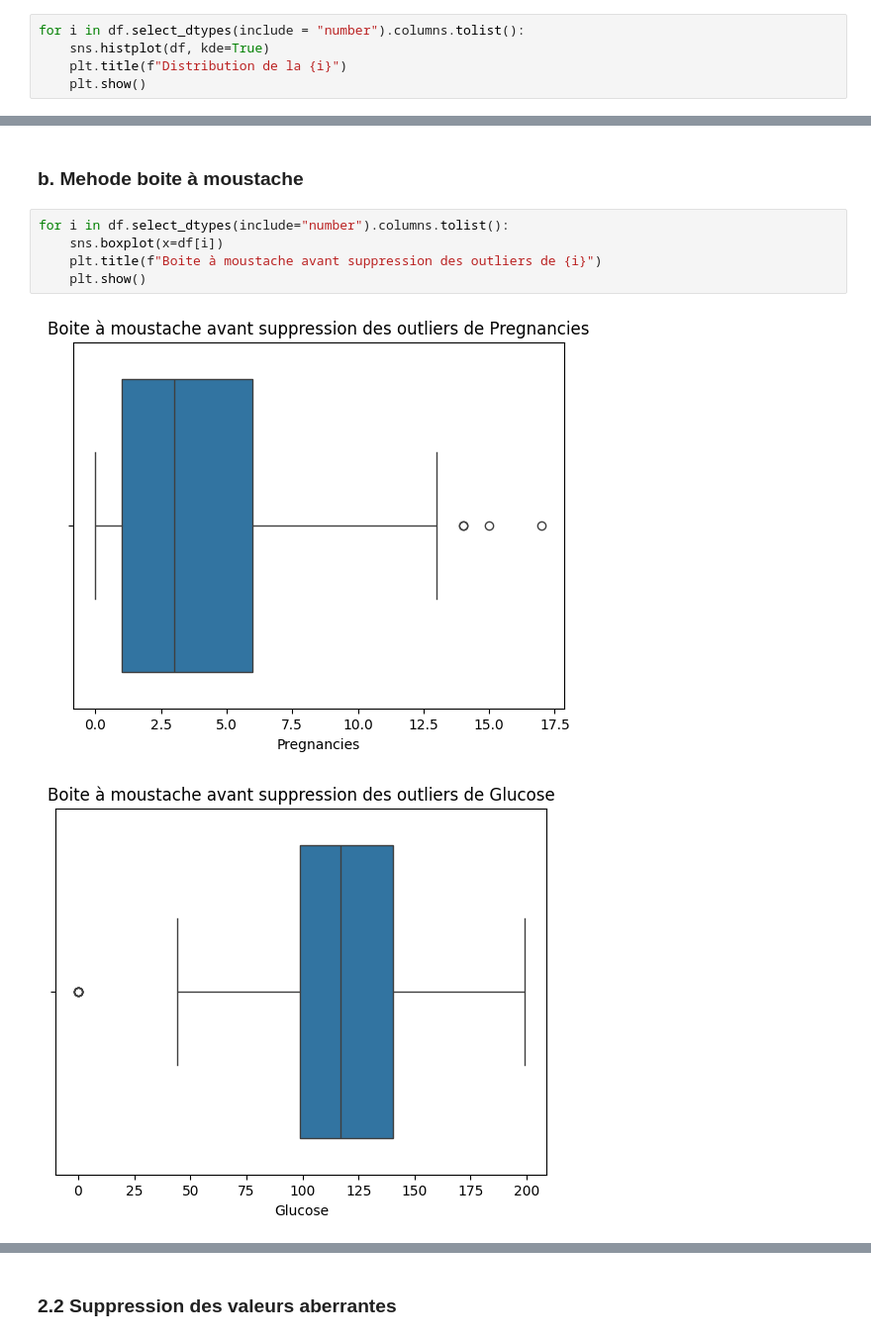
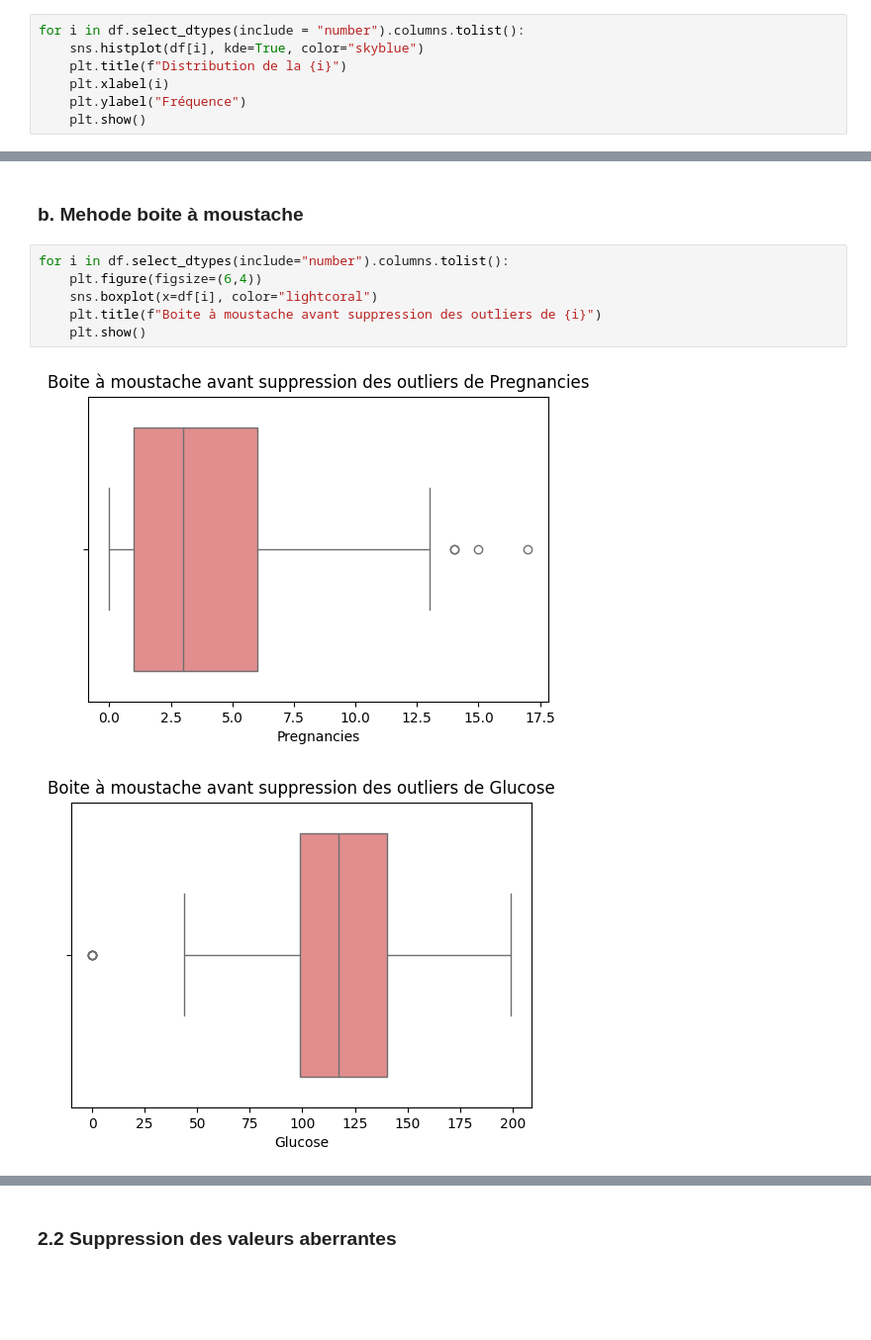
Before and after one commit to r00tMG/risque_diabete_par_analyse_clinique_model_apprentissage, a Jupyter notebook: notebooks/script.ipynb, the cells around one changed output, grey strips where cells are left out. Shown at 99% size. Saved outputs shown, nothing was run; the diff lists cells and outputs as text; blank space fills up the shorter version.

```diff
--- a/notebooks/script.ipynb
+++ b/notebooks/script.ipynb
@@ -166,7 +166,9 @@ Requirement already satisfied: six>=1.5 in /Users/meissagningue/Projects/dev_ia/
 Note: you may need to restart the kernel to use updated packages.
 # %%
 for i in df.select_dtypes(include = "number").columns.tolist():
-    sns.histplot(df, kde=True)
+    sns.histplot(df[i], kde=True, color="skyblue")
     plt.title(f"Distribution de la {i}")
+    plt.xlabel(i)
+    plt.ylabel("Fréquence")
     plt.show()
 # %% [output]
@@ -229,9 +232,10 @@ outliers
 ### b. Mehode boite à moustache
 # %%
 for i in df.select_dtypes(include="number").columns.tolist():
-    sns.boxplot(x=df[i])
+    plt.figure(figsize=(6,4))
+    sns.boxplot(x=df[i], color="lightcoral")
     plt.title(f"Boite à moustache avant suppression des outliers de {i}")
     plt.show()
 # %% [output]
-[figure, old version]
+[figure, new version]
-[figure, old version]
+[figure, new version]
```
Also changed, not shown: parts of 3 cells of this notebook.
